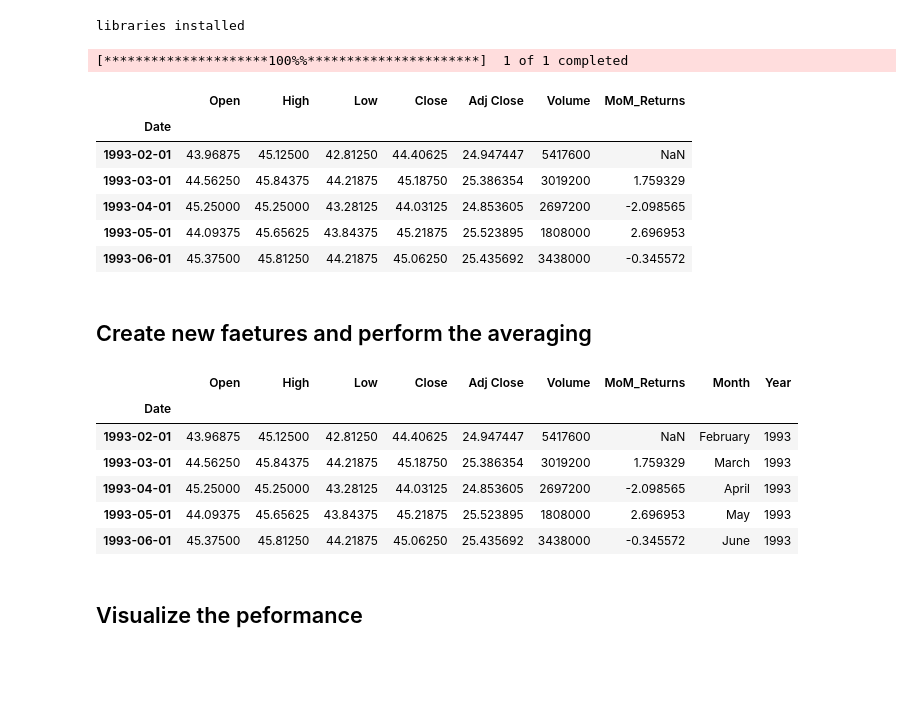
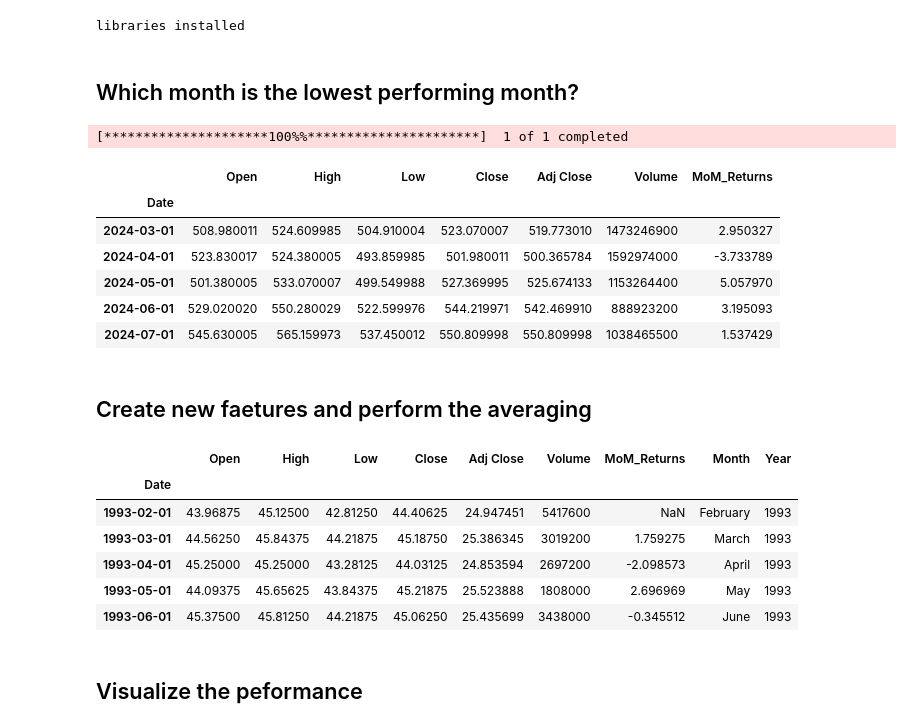
Before and after one commit to obeabi/RegressionNN, a Jupyter notebook: InvestmentEDA.ipynb, the cells around one changed output. Drawn from its saved outputs; the diff is of its cells as text; code cells hidden in the pictures; blank space fills up the shorter version.

```diff
--- a/InvestmentEDA.ipynb
+++ b/InvestmentEDA.ipynb
@@ -11,29 +11,31 @@ import matplotlib.pyplot as plt
 print("libraries installed")
 # %% [output]
 libraries installed
+# %% [markdown]
+## Which month is the lowest performing month?
 # %%
 ticker = 'SPY'
-df = yf.download(ticker, interval="1mo", start="1980-12-12" )
-#df = yf.download(ticker, interval="1mo", start="1980-12-12" , end="2019-12-31")
+today = datetime.today().date()
+df = yf.download(ticker, interval="1mo", start="1980-12-12" , end=today)
 
 # Remove the last row (incomplete current month)
 df = df.iloc[:-1]
 
 # Ensure the data is sorted by date
 df = df.sort_index()
 # Calculate the MoM returns
 df['MoM_Returns'] = df['Adj Close'].pct_change() * 100
 
-df.head()
+df.tail()
 # %% [output]
 [*********************100%%**********************]  1 of 1 completed
 |  | Open | High | Low | Close | Adj Close | Volume | MoM_Returns |
 | Date |  |  |  |  |  |  |  |
-| 1993-02-01 | 43.96875 | 45.12500 | 42.81250 | 44.40625 | 24.947447 | 5417600 | NaN |
-| 1993-03-01 | 44.56250 | 45.84375 | 44.21875 | 45.18750 | 25.386354 | 3019200 | 1.759329 |
-| 1993-04-01 | 45.25000 | 45.25000 | 43.28125 | 44.03125 | 24.853605 | 2697200 | -2.098565 |
-| 1993-05-01 | 44.09375 | 45.65625 | 43.84375 | 45.21875 | 25.523895 | 1808000 | 2.696953 |
-| 1993-06-01 | 45.37500 | 45.81250 | 44.21875 | 45.06250 | 25.435692 | 3438000 | -0.345572 |
+| 2024-03-01 | 508.980011 | 524.609985 | 504.910004 | 523.070007 | 519.773010 | 1473246900 | 2.950327 |
+| 2024-04-01 | 523.830017 | 524.380005 | 493.859985 | 501.980011 | 500.365784 | 1592974000 | -3.733789 |
+| 2024-05-01 | 501.380005 | 533.070007 | 499.549988 | 527.369995 | 525.674133 | 1153264400 | 5.057970 |
+| 2024-06-01 | 529.020020 | 550.280029 | 522.599976 | 544.219971 | 542.469910 | 888923200 | 3.195093 |
+| 2024-07-01 | 545.630005 | 565.159973 | 537.450012 | 550.809998 | 550.809998 | 1038465500 | 1.537429 |
 # %% [markdown]
 ## Create new faetures and perform the averaging
 # %%
@@ -46,11 +48,11 @@ data.head()
 # %% [output]
 |  | Open | High | Low | Close | Adj Close | Volume | MoM_Returns | Month | Year |
 | Date |  |  |  |  |  |  |  |  |  |
-| 1993-02-01 | 43.96875 | 45.12500 | 42.81250 | 44.40625 | 24.947447 | 5417600 | NaN | February | 1993 |
-| 1993-03-01 | 44.56250 | 45.84375 | 44.21875 | 45.18750 | 25.386354 | 3019200 | 1.759329 | March | 1993 |
-| 1993-04-01 | 45.25000 | 45.25000 | 43.28125 | 44.03125 | 24.853605 | 2697200 | -2.098565 | April | 1993 |
-| 1993-05-01 | 44.09375 | 45.65625 | 43.84375 | 45.21875 | 25.523895 | 1808000 | 2.696953 | May | 1993 |
-| 1993-06-01 | 45.37500 | 45.81250 | 44.21875 | 45.06250 | 25.435692 | 3438000 | -0.345572 | June | 1993 |
+| 1993-02-01 | 43.96875 | 45.12500 | 42.81250 | 44.40625 | 24.947451 | 5417600 | NaN | February | 1993 |
+| 1993-03-01 | 44.56250 | 45.84375 | 44.21875 | 45.18750 | 25.386345 | 3019200 | 1.759275 | March | 1993 |
+| 1993-04-01 | 45.25000 | 45.25000 | 43.28125 | 44.03125 | 24.853594 | 2697200 | -2.098573 | April | 1993 |
+| 1993-05-01 | 44.09375 | 45.65625 | 43.84375 | 45.21875 | 25.523888 | 1808000 | 2.696969 | May | 1993 |
+| 1993-06-01 | 45.37500 | 45.81250 | 44.21875 | 45.06250 | 25.435699 | 3438000 | -0.345512 | June | 1993 |
 # %%
 # Group by Month and calculate average and median returns
 monthly_avg_returns = data.groupby('Month')['MoM_Returns'].mean().sort_index(key=lambda x: pd.to_datetime(x, format='%B'))
```
Also changed, not shown: parts of 13 cells of this notebook.
